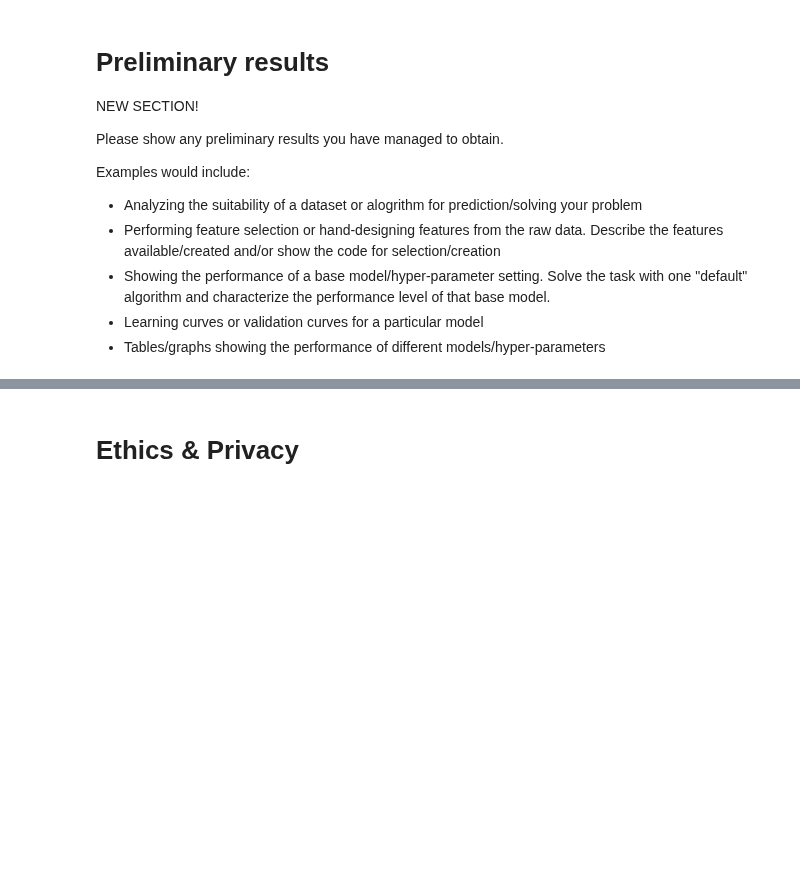
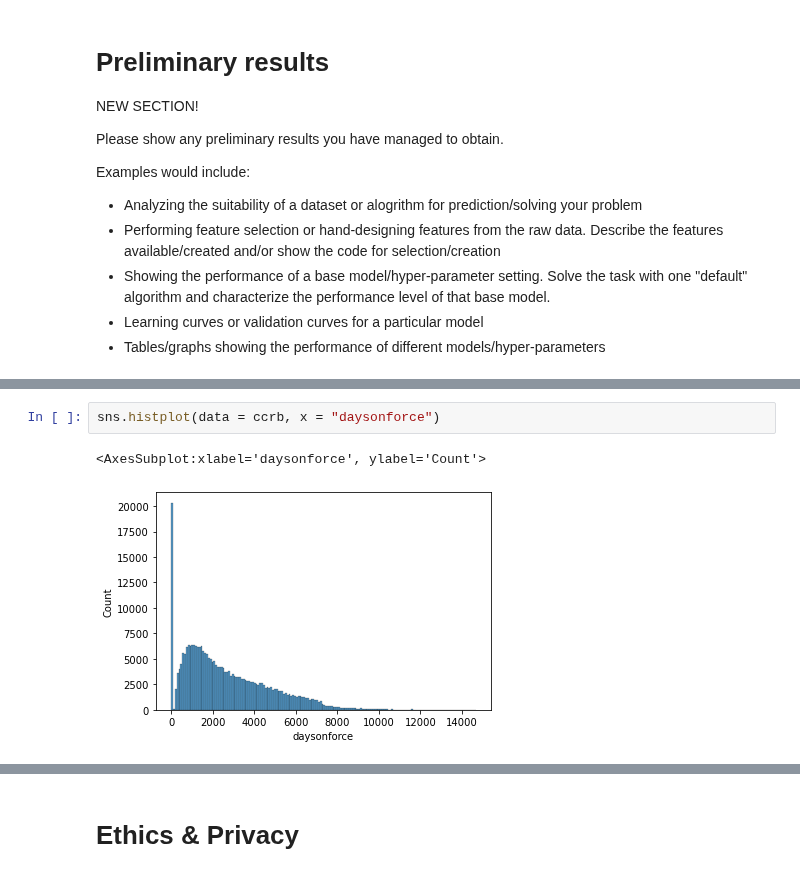
Before and after one commit to COGS118A/Group015-Wi23, a Jupyter notebook: CheckpointGroup015-Wi23.ipynb, the cells around one changed output, grey strips where cells are left out. Drawn from its saved outputs; the diff is of its cells as text; blank space fills up the shorter version.

```diff
--- a/CheckpointGroup015-Wi23.ipynb
+++ b/CheckpointGroup015-Wi23.ipynb
@@ -215,0 +259,5 @@ Examples would include:
+# %%
+sns.histplot(data = ccrb, x = "daysonforce")
+# %% [output]
+<AxesSubplot:xlabel='daysonforce', ylabel='Count'>
+[figure, added]
```
Also changed, not shown: parts of 12 cells of this notebook.
